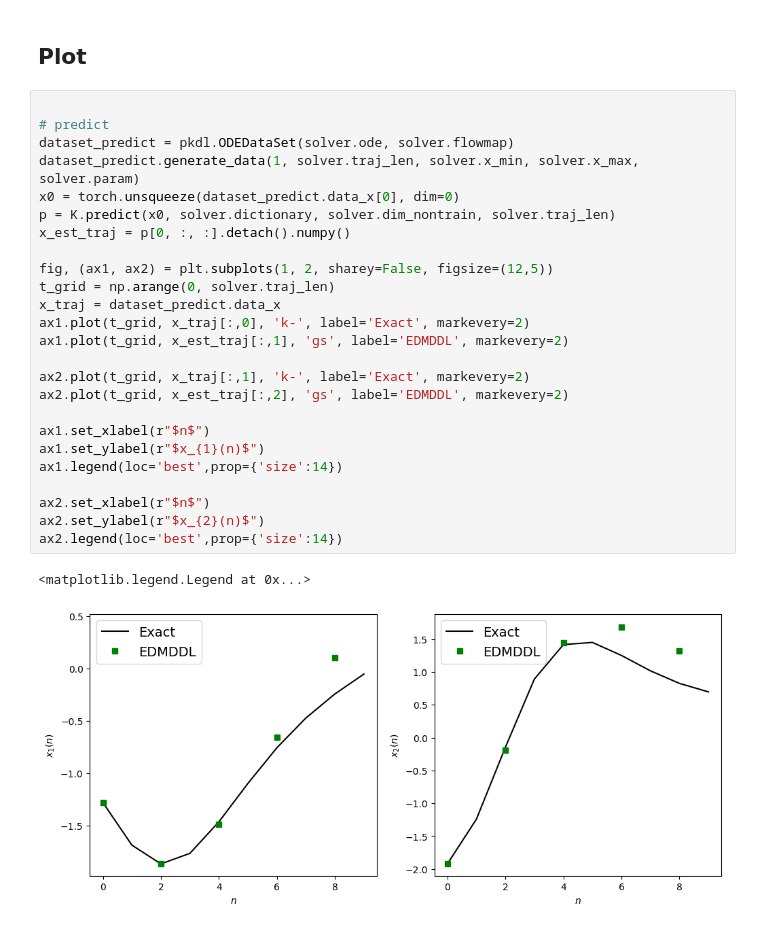
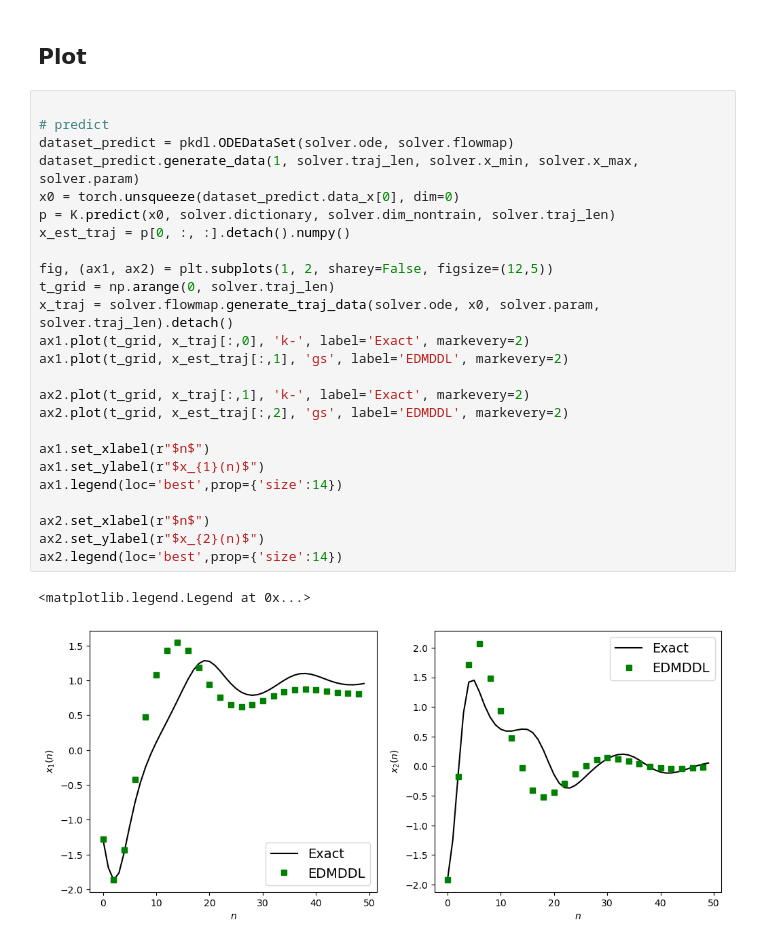
Before and after one commit to ReichtumQian/Para-Koopman-Learning, a Jupyter notebook: example/simple examples/EDMDDLDuffingOscillator.ipynb, the cells around one changed output. Drawn from its saved outputs; the diff is of its cells as text.

```diff
--- a/example/simple examples/EDMDDLDuffingOscillator.ipynb
+++ b/example/simple examples/EDMDDLDuffingOscillator.ipynb
@@ -18,28 +18,28 @@ CUDA is available. GPU is being used.
 # %%
 
 # predict
 dataset_predict = pkdl.ODEDataSet(solver.ode, solver.flowmap)
 dataset_predict.generate_data(1, solver.traj_len, solver.x_min, solver.x_max, solver.param)
 x0 = torch.unsqueeze(dataset_predict.data_x[0], dim=0)
 p = K.predict(x0, solver.dictionary, solver.dim_nontrain, solver.traj_len)
 x_est_traj = p[0, :, :].detach().numpy()
 
 fig, (ax1, ax2) = plt.subplots(1, 2, sharey=False, figsize=(12,5))
 t_grid = np.arange(0, solver.traj_len)
-x_traj = dataset_predict.data_x
+x_traj = solver.flowmap.generate_traj_data(solver.ode, x0, solver.param, solver.traj_len).detach()
 ax1.plot(t_grid, x_traj[:,0], 'k-', label='Exact', markevery=2)
 ax1.plot(t_grid, x_est_traj[:,1], 'gs', label='EDMDDL', markevery=2)
 
 ax2.plot(t_grid, x_traj[:,1], 'k-', label='Exact', markevery=2)
 ax2.plot(t_grid, x_est_traj[:,2], 'gs', label='EDMDDL', markevery=2)
 
 ax1.set_xlabel(r"$n$")
 ax1.set_ylabel(r"$x_{1}(n)$")
 ax1.legend(loc='best',prop={'size':14})
 
 ax2.set_xlabel(r"$n$")
 ax2.set_ylabel(r"$x_{2}(n)$")
 ax2.legend(loc='best',prop={'size':14})
 # %% [output]
 <matplotlib.legend.Legend at 0x...>
-[figure, old version]
+[figure, new version]
```
Also changed, not shown: 5 other files.
